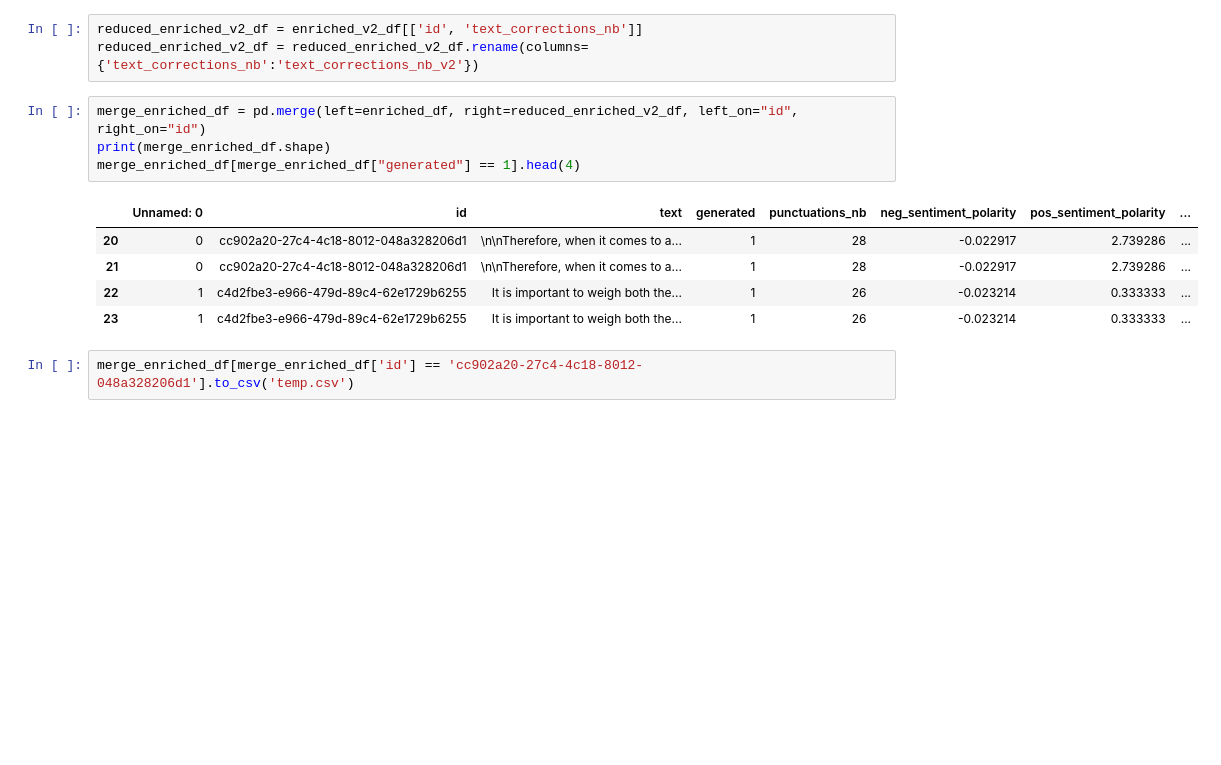
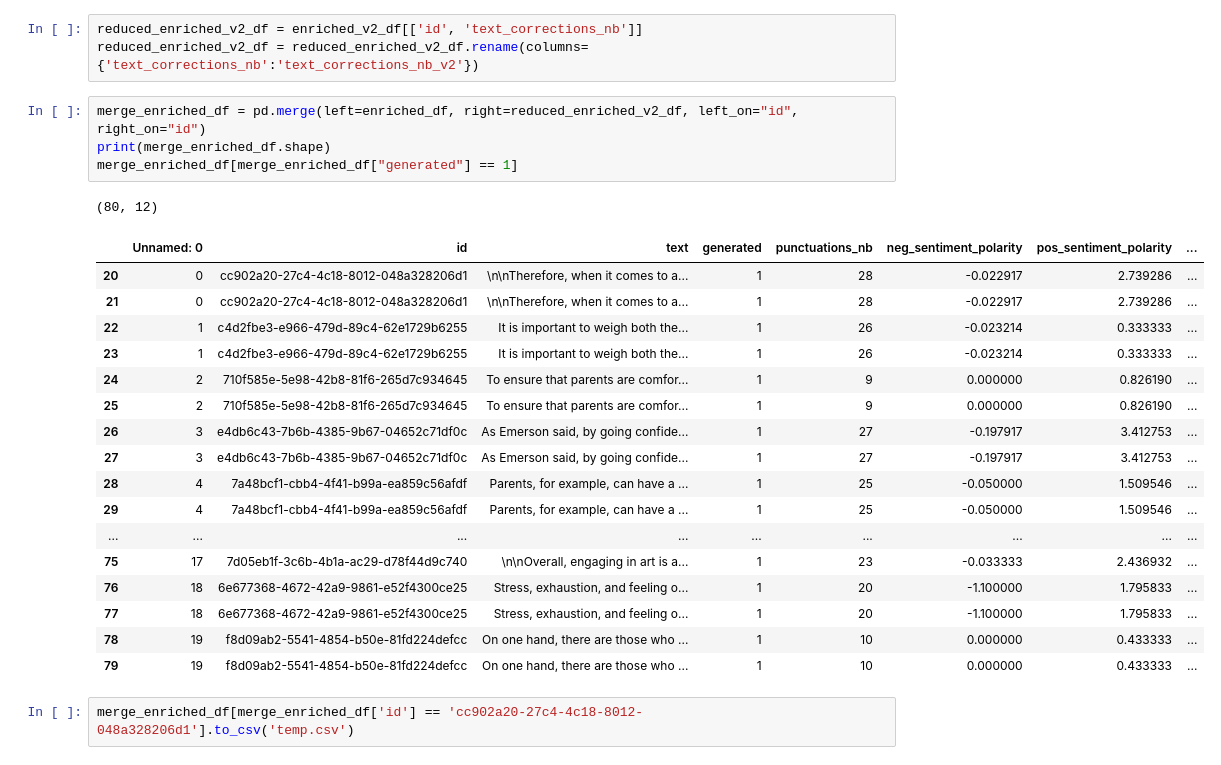
Before and after one commit to yukaberry/detect_ai_content, a Jupyter notebook: notebooks/texts/jerome_texts_full_texts.ipynb, the cells around one changed output. Saved outputs shown, nothing was run; the diff lists cells and outputs as text; blank space fills up the shorter version.

```diff
--- a/notebooks/texts/jerome_texts_full_texts.ipynb
+++ b/notebooks/texts/jerome_texts_full_texts.ipynb
@@ -390,12 +393,25 @@ reduced_enriched_v2_df = reduced_enriched_v2_df.rename(columns={'text_correction
 # %%
 merge_enriched_df = pd.merge(left=enriched_df, right=reduced_enriched_v2_df, left_on="id", right_on="id")
 print(merge_enriched_df.shape)
-merge_enriched_df[merge_enriched_df["generated"] == 1].head(4)
+merge_enriched_df[merge_enriched_df["generated"] == 1]
 # %% [output]
+(80, 12)
 |  | Unnamed: 0 | id | text | generated | punctuations_nb | neg_sentiment_polarity | pos_sentiment_polarity | ... |
 | 20 | 0 | cc902a20-27c4-4c18-8012-048a328206d1 | \n\nTherefore, when it comes to a... | 1 | 28 | -0.022917 | 2.739286 | ... |
 | 21 | 0 | cc902a20-27c4-4c18-8012-048a328206d1 | \n\nTherefore, when it comes to a... | 1 | 28 | -0.022917 | 2.739286 | ... |
 | 22 | 1 | c4d2fbe3-e966-479d-89c4-62e1729b6255 | It is important to weigh both the... | 1 | 26 | -0.023214 | 0.333333 | ... |
 | 23 | 1 | c4d2fbe3-e966-479d-89c4-62e1729b6255 | It is important to weigh both the... | 1 | 26 | -0.023214 | 0.333333 | ... |
+| 24 | 2 | 710f585e-5e98-42b8-81f6-265d7c934645 | To ensure that parents are comfor... | 1 | 9 | 0.000000 | 0.826190 | ... |
+| 25 | 2 | 710f585e-5e98-42b8-81f6-265d7c934645 | To ensure that parents are comfor... | 1 | 9 | 0.000000 | 0.826190 | ... |
+| 26 | 3 | e4db6c43-7b6b-4385-9b67-04652c71df0c | As Emerson said, by going confide... | 1 | 27 | -0.197917 | 3.412753 | ... |
+| 27 | 3 | e4db6c43-7b6b-4385-9b67-04652c71df0c | As Emerson said, by going confide... | 1 | 27 | -0.197917 | 3.412753 | ... |
+| 28 | 4 | 7a48bcf1-cbb4-4f41-b99a-ea859c56afdf | Parents, for example, can have a ... | 1 | 25 | -0.050000 | 1.509546 | ... |
+| 29 | 4 | 7a48bcf1-cbb4-4f41-b99a-ea859c56afdf | Parents, for example, can have a ... | 1 | 25 | -0.050000 | 1.509546 | ... |
+| ... | ... | ... | ... | ... | ... | ... | ... | ... |
+| 75 | 17 | 7d05eb1f-3c6b-4b1a-ac29-d78f44d9c740 | \n\nOverall, engaging in art is a... | 1 | 23 | -0.033333 | 2.436932 | ... |
+| 76 | 18 | 6e677368-4672-42a9-9861-e52f4300ce25 | Stress, exhaustion, and feeling o... | 1 | 20 | -1.100000 | 1.795833 | ... |
+| 77 | 18 | 6e677368-4672-42a9-9861-e52f4300ce25 | Stress, exhaustion, and feeling o... | 1 | 20 | -1.100000 | 1.795833 | ... |
+| 78 | 19 | f8d09ab2-5541-4854-b50e-81fd224defcc | On one hand, there are those who ... | 1 | 10 | 0.000000 | 0.433333 | ... |
+| 79 | 19 | f8d09ab2-5541-4854-b50e-81fd224defcc | On one hand, there are those who ... | 1 | 10 | 0.000000 | 0.433333 | ... |
 # %%
 merge_enriched_df[merge_enriched_df['id'] == 'cc902a20-27c4-4c18-8012-048a328206d1'].to_csv('temp.csv')
```
Also changed, not shown: parts of 7 cells of this notebook, 6 other files.
